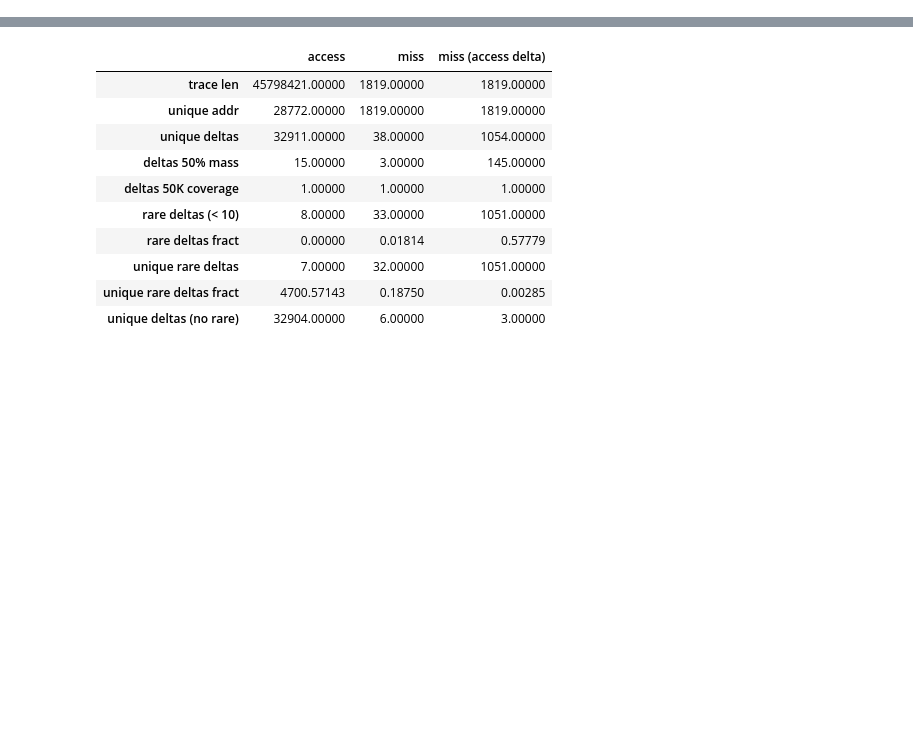
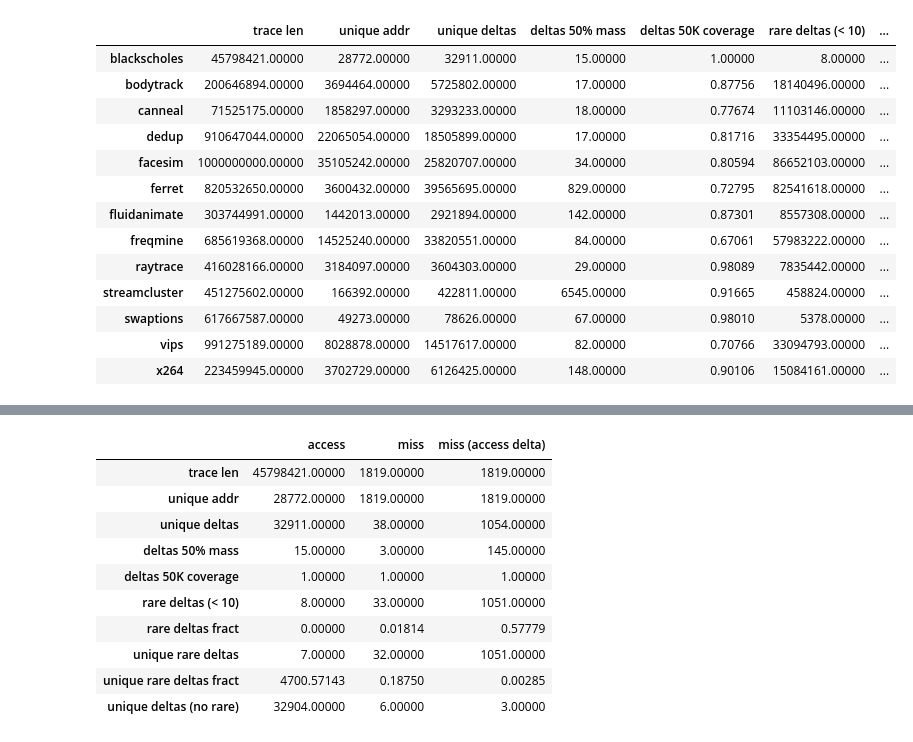
Before and after one commit to mcapuccini/dl-prefetch, a Jupyter notebook: notebooks/stats.ipynb, the cells around one changed output, grey strips where cells are left out. Saved outputs shown, nothing was run; the diff lists cells and outputs as text; code cells hidden in the pictures; blank space fills up the shorter version.

```diff
--- a/notebooks/stats.ipynb
+++ b/notebooks/stats.ipynb
@@ -3,8 +3,6 @@
 from matplotlib import pyplot as plt
 import pandas as pd
 import numpy as np
-
-pd.set_option('display.float_format', lambda x: '%.5f' % x)
 
 def get_extent(hist):
     x_min = hist[1][0]
@@ -55,3 +53,45 @@ def stats(benchmark):
 
     # Stats CSV
     return pd.read_csv(f'/traces/{benchmark}/stats.csv', index_col=0)
+
+def stats_table(y_hat):
+    # Load table foreach benchmark
+    benchmarks = [
+        'blackscholes',
+        'bodytrack',
+        'canneal',
+        'dedup',
+        'facesim',
+        'ferret',
+        'fluidanimate',
+        'freqmine',
+        'raytrace',
+        'streamcluster',
+        'swaptions',
+        'vips',
+        'x264',
+    ]
+    rows = []
+    for b in benchmarks:
+        df = pd.read_csv(f'/traces/{b}/stats.csv', index_col=0)[y_hat] \
+                .transpose()#.set_index([b])
+        rows.append(df)
+    # Return DF
+    return pd.DataFrame(rows).set_index(pd.Index(benchmarks))
+# %%
+stats_table('access')
+# %% [output]
+|  | trace len | unique addr | unique deltas | deltas 50% mass | deltas 50K coverage | rare deltas (< 10) | ... |
+| blackscholes | 45798421.00000 | 28772.00000 | 32911.00000 | 15.00000 | 1.00000 | 8.00000 | ... |
+| bodytrack | 200646894.00000 | 3694464.00000 | 5725802.00000 | 17.00000 | 0.87756 | 18140496.00000 | ... |
+| canneal | 71525175.00000 | 1858297.00000 | 3293233.00000 | 18.00000 | 0.77674 | 11103146.00000 | ... |
+| dedup | 910647044.00000 | 22065054.00000 | 18505899.00000 | 17.00000 | 0.81716 | 33354495.00000 | ... |
+| facesim | 1000000000.00000 | 35105242.00000 | 25820707.00000 | 34.00000 | 0.80594 | 86652103.00000 | ... |
+| ferret | 820532650.00000 | 3600432.00000 | 39565695.00000 | 829.00000 | 0.72795 | 82541618.00000 | ... |
+| fluidanimate | 303744991.00000 | 1442013.00000 | 2921894.00000 | 142.00000 | 0.87301 | 8557308.00000 | ... |
+| freqmine | 685619368.00000 | 14525240.00000 | 33820551.00000 | 84.00000 | 0.67061 | 57983222.00000 | ... |
+| raytrace | 416028166.00000 | 3184097.00000 | 3604303.00000 | 29.00000 | 0.98089 | 7835442.00000 | ... |
+| streamcluster | 451275602.00000 | 166392.00000 | 422811.00000 | 6545.00000 | 0.91665 | 458824.00000 | ... |
+| swaptions | 617667587.00000 | 49273.00000 | 78626.00000 | 67.00000 | 0.98010 | 5378.00000 | ... |
+| vips | 991275189.00000 | 8028878.00000 | 14517617.00000 | 82.00000 | 0.70766 | 33094793.00000 | ... |
+| x264 | 223459945.00000 | 3702729.00000 | 6126425.00000 | 148.00000 | 0.90106 | 15084161.00000 | ... |
```
Also changed, not shown: parts of 2 cells of this notebook, 2 other files.
